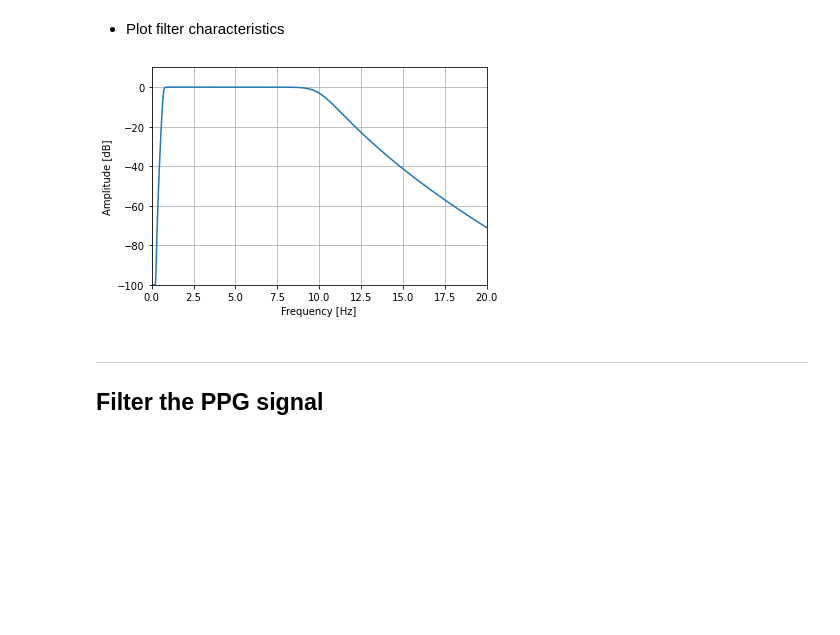
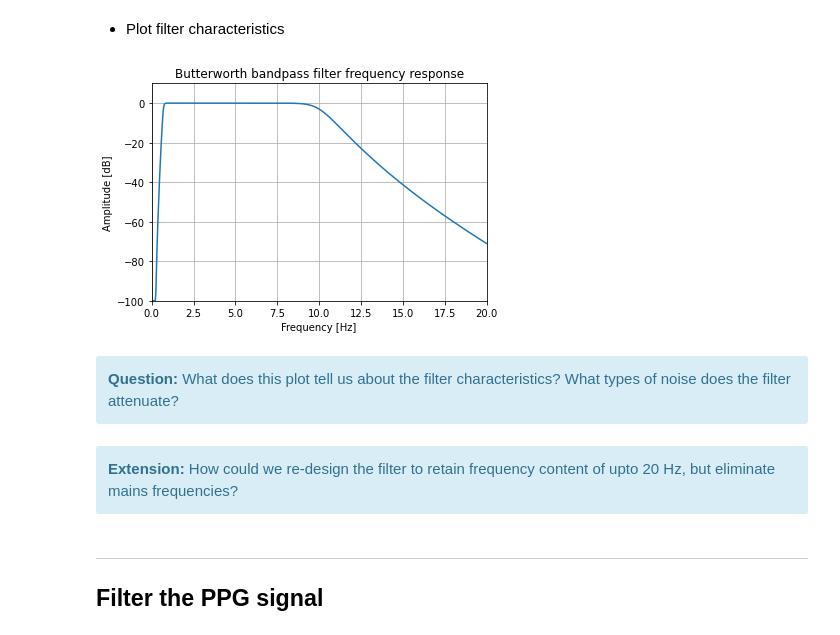
Before and after one commit to wfdb/mimic_wfdb_tutorials, a Jupyter notebook: content/tutorial/notebooks/signal-filtering.ipynb, the cells around one changed output. Saved outputs shown, nothing was run; the diff lists cells and outputs as text; code cells hidden in the pictures; blank space fills up the shorter version.

Commit message:
updated filtering and differentiation tutorials

```diff
--- a/content/tutorial/notebooks/signal-filtering.ipynb
+++ b/content/tutorial/notebooks/signal-filtering.ipynb
@@ -61,14 +68,18 @@ w, h = sp.sosfreqz(sos_ppg, 2000, fs = fs)
 # %%
 fig, ax = plt.subplots()
 
 ax.plot(w, 20 * np.log10(np.maximum(abs(h), 1e-5)))
-#ax1.set_title('PPG Butterworth bandpass frequency response')
+ax.set_title('Butterworth bandpass filter frequency response')
 ax.set_xlabel('Frequency [Hz]')
 ax.set_ylabel('Amplitude [dB]')
 ax.axis((0, 20, -100, 10))
 ax.grid(which='both', axis='both')
 # %% [output]
-[figure, old version]
+[figure, new version]
+# %% [markdown]
+<div class="alert alert-block alert-info"> <b>Question:</b> What does this plot tell us about the filter characteristics? What types of noise does the filter attenuate? </div>
+# %% [markdown]
+<div class="alert alert-block alert-info"> <b>Extension:</b> How could we re-design the filter to retain frequency content of upto 20 Hz, but eliminate mains frequencies? </div>
 # %% [markdown]
 ---
 ## Filter the PPG signal
```
Also changed, not shown: parts of 4 cells of this notebook, 1 other file.
